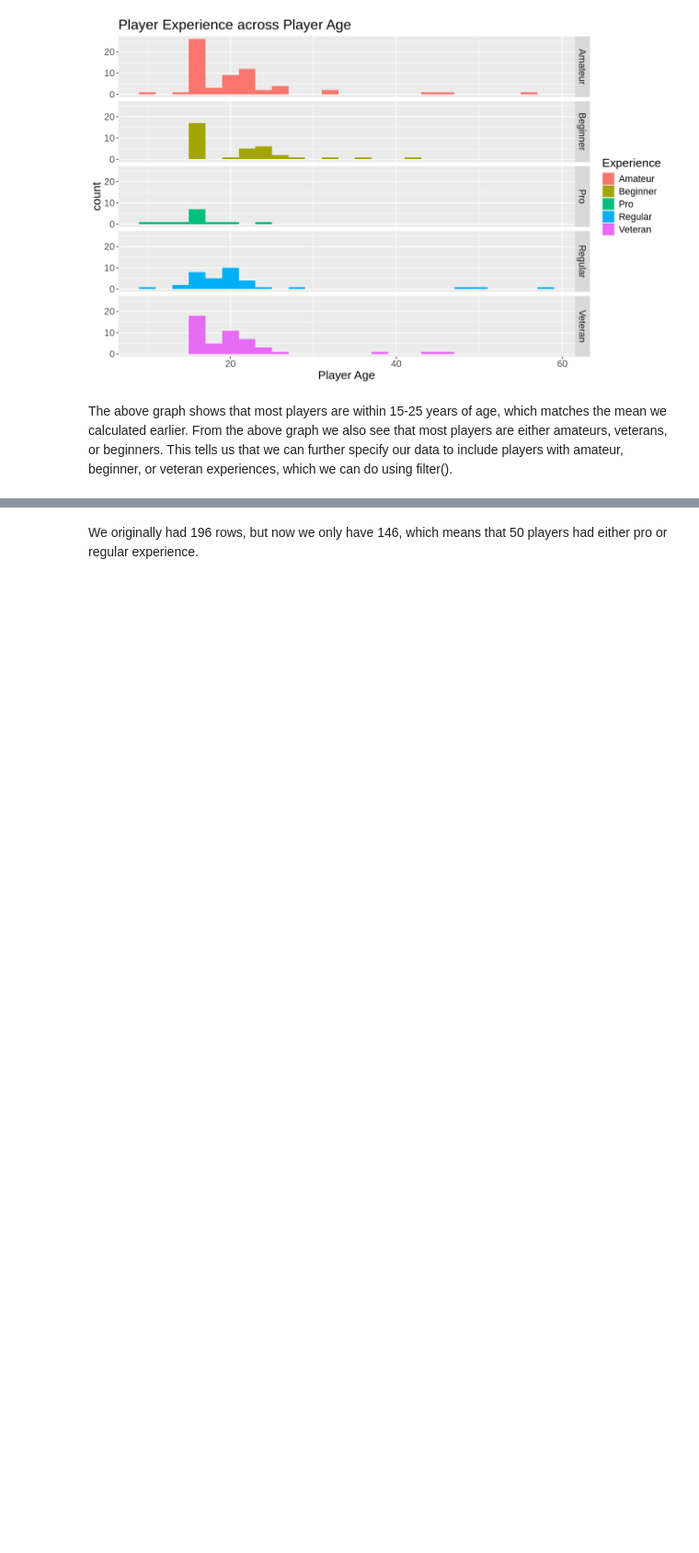
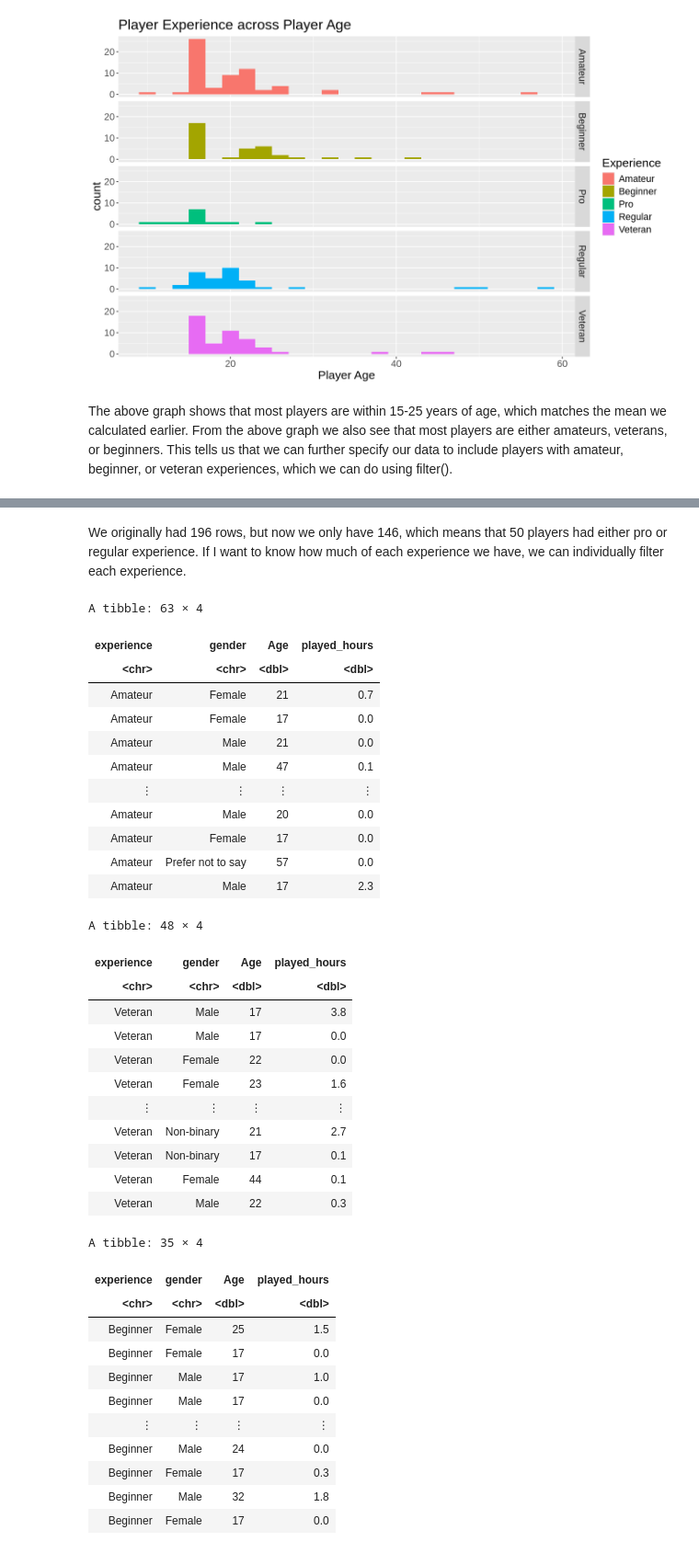
Before and after one commit to Iman-Soliman/Data-Science-100-Group-Project-Individual-, a Jupyter notebook: Individual Report.ipynb, the cells around one changed output, grey strips where cells are left out. Shown at 92% size. Drawn from its saved outputs; the diff is of its cells as text; code cells hidden in the pictures; blank space fills up the shorter version.

```diff
--- a/Individual Report.ipynb
+++ b/Individual Report.ipynb
@@ -165,4 +145,58 @@ A tibble: 146 × 4
 | Amateur | Prefer not to say | 57 | 0.0 |
 | Amateur | Male | 17 | 2.3 |
 # %% [markdown]
-We originally had 196 rows, but now we only have 146, which means that 50 players had either pro or regular experience.
+We originally had 196 rows, but now we only have 146, which means that 50 players had either pro or regular experience. If I want to know how much of each experience we have, we can individually filter each experience.
+# %%
+#filter experience to determine number of amateur players
+amateur_count <- players_2 |>
+                 filter(experience == "Amateur")
+amateur_count
+
+
+#filter experience to determine number of veteran players
+veteran_count <- players_2 |>
+                  filter(experience == "Veteran")
+veteran_count
+
+
+#filter experience to determine number of beginner players
+beginner_count <- players_2 |>
+                  filter(experience == "Beginner")
+beginner_count
+# %% [output]
+A tibble: 63 × 4
+| experience | gender | Age | played_hours |
+| <chr> | <chr> | <dbl> | <dbl> |
+| Amateur | Female | 21 | 0.7 |
+| Amateur | Female | 17 | 0.0 |
+| Amateur | Male | 21 | 0.0 |
+| Amateur | Male | 47 | 0.1 |
+| ⋮ | ⋮ | ⋮ | ⋮ |
+| Amateur | Male | 20 | 0.0 |
+| Amateur | Female | 17 | 0.0 |
+| Amateur | Prefer not to say | 57 | 0.0 |
+| Amateur | Male | 17 | 2.3 |
+A tibble: 48 × 4
+| experience | gender | Age | played_hours |
+| <chr> | <chr> | <dbl> | <dbl> |
+| Veteran | Male | 17 | 3.8 |
+| Veteran | Male | 17 | 0.0 |
+| Veteran | Female | 22 | 0.0 |
+| Veteran | Female | 23 | 1.6 |
+| ⋮ | ⋮ | ⋮ | ⋮ |
+| Veteran | Non-binary | 21 | 2.7 |
+| Veteran | Non-binary | 17 | 0.1 |
+| Veteran | Female | 44 | 0.1 |
+| Veteran | Male | 22 | 0.3 |
+A tibble: 35 × 4
+| experience | gender | Age | played_hours |
+| <chr> | <chr> | <dbl> | <dbl> |
+| Beginner | Female | 25 | 1.5 |
+| Beginner | Female | 17 | 0.0 |
+| Beginner | Male | 17 | 1.0 |
+| Beginner | Male | 17 | 0.0 |
+| ⋮ | ⋮ | ⋮ | ⋮ |
+| Beginner | Male | 24 | 0.0 |
+| Beginner | Female | 17 | 0.3 |
+| Beginner | Male | 32 | 1.8 |
+| Beginner | Female | 17 | 0.0 |
```
Also changed, not shown: parts of 8 cells of this notebook.
